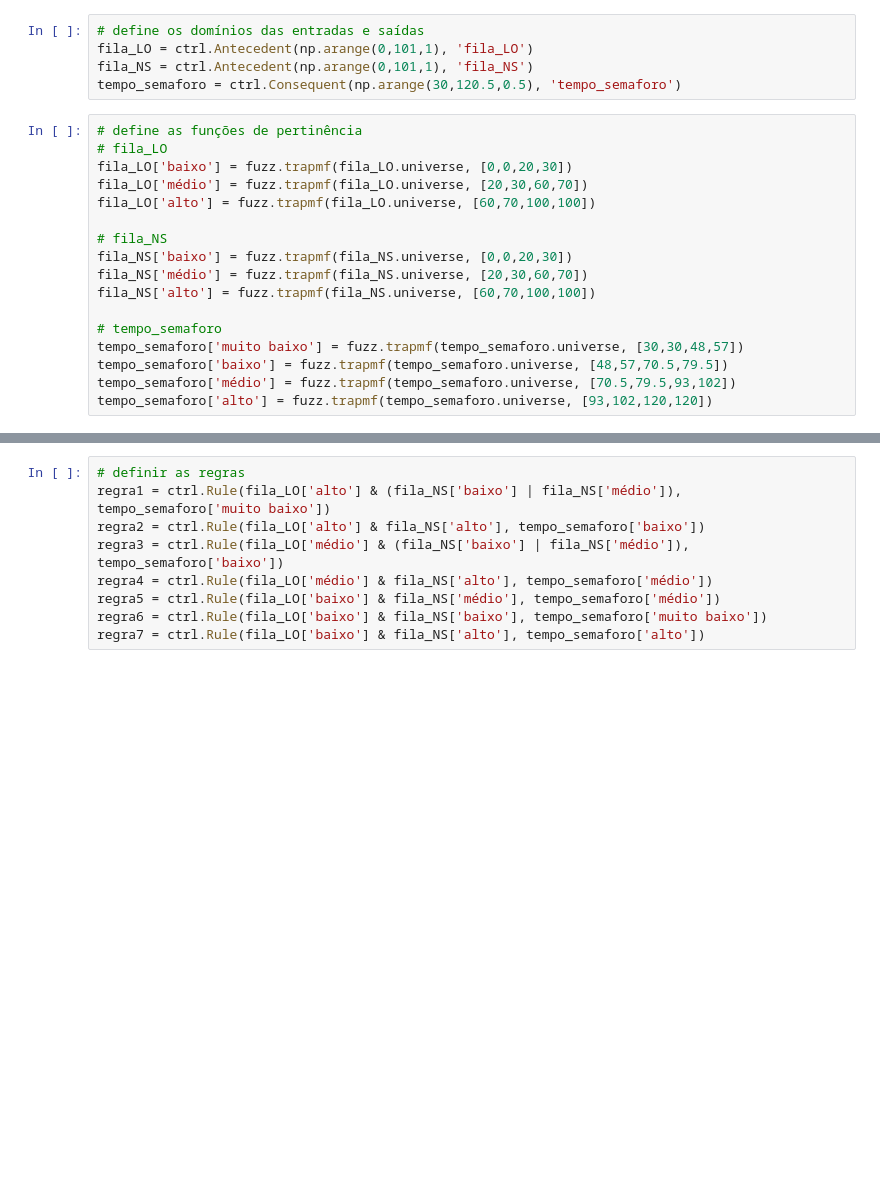
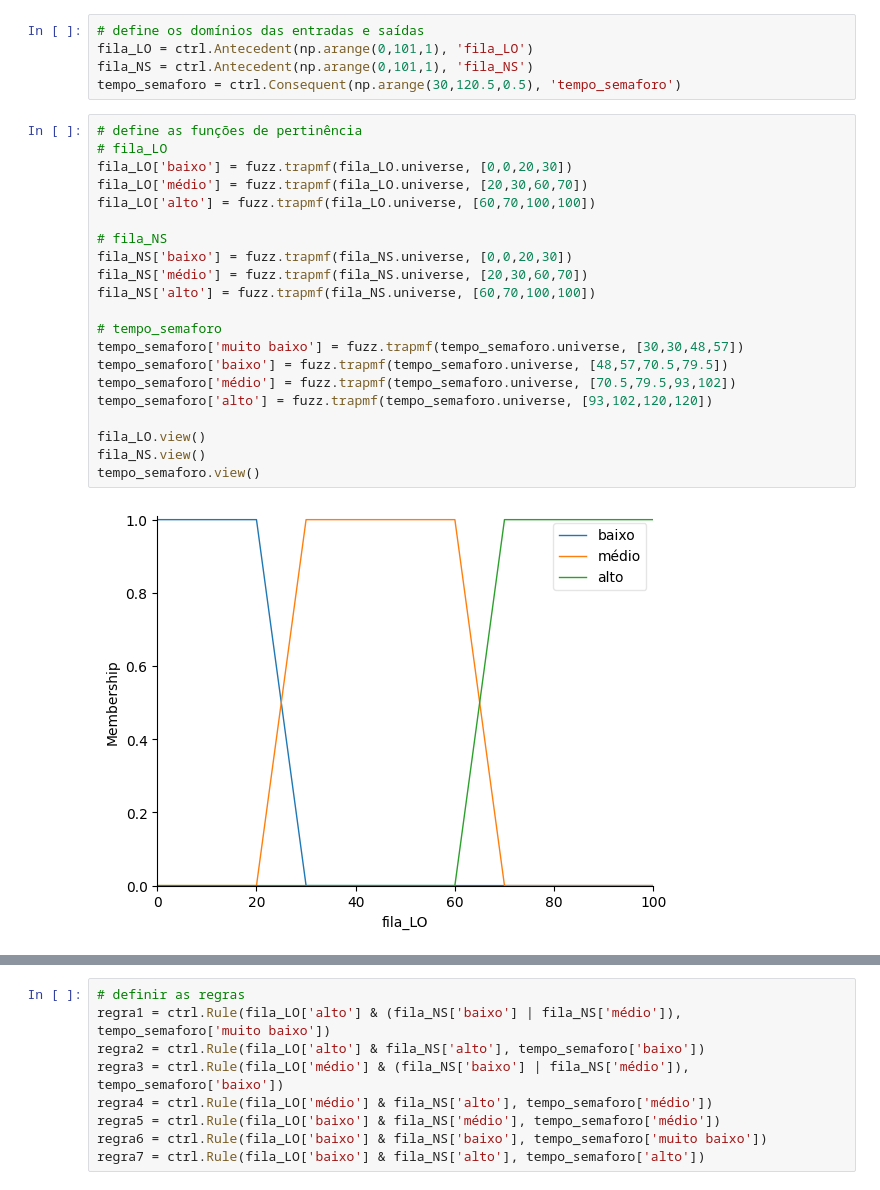
Before and after one commit to Lucas-Morais-Freire/AI, a Jupyter notebook: proj U2/main.ipynb, the cells around one changed output, grey strips where cells are left out. Cells and saved outputs as stored; diff of their text form; blank space fills up the shorter version.

Commit message:
added plots fo membership functions

```diff
--- a/proj U2/main.ipynb
+++ b/proj U2/main.ipynb
@@ -20,17 +20,23 @@ tempo_semaforo = ctrl.Consequent(np.arange(30,120.5,0.5), 'tempo_semaforo')
 # %%
 # define as funções de pertinência
 # fila_LO
 fila_LO['baixo'] = fuzz.trapmf(fila_LO.universe, [0,0,20,30])
 fila_LO['médio'] = fuzz.trapmf(fila_LO.universe, [20,30,60,70])
 fila_LO['alto'] = fuzz.trapmf(fila_LO.universe, [60,70,100,100])
 
 # fila_NS
 fila_NS['baixo'] = fuzz.trapmf(fila_NS.universe, [0,0,20,30])
 fila_NS['médio'] = fuzz.trapmf(fila_NS.universe, [20,30,60,70])
 fila_NS['alto'] = fuzz.trapmf(fila_NS.universe, [60,70,100,100])
 
 # tempo_semaforo
 tempo_semaforo['muito baixo'] = fuzz.trapmf(tempo_semaforo.universe, [30,30,48,57])
 tempo_semaforo['baixo'] = fuzz.trapmf(tempo_semaforo.universe, [48,57,70.5,79.5])
 tempo_semaforo['médio'] = fuzz.trapmf(tempo_semaforo.universe, [70.5,79.5,93,102])
 tempo_semaforo['alto'] = fuzz.trapmf(tempo_semaforo.universe, [93,102,120,120])
+
+fila_LO.view()
+fila_NS.view()
+tempo_semaforo.view()
+# %% [output]
+[figure, added]
```
Also changed, not shown: parts of 2 cells of this notebook, 1 other file.
